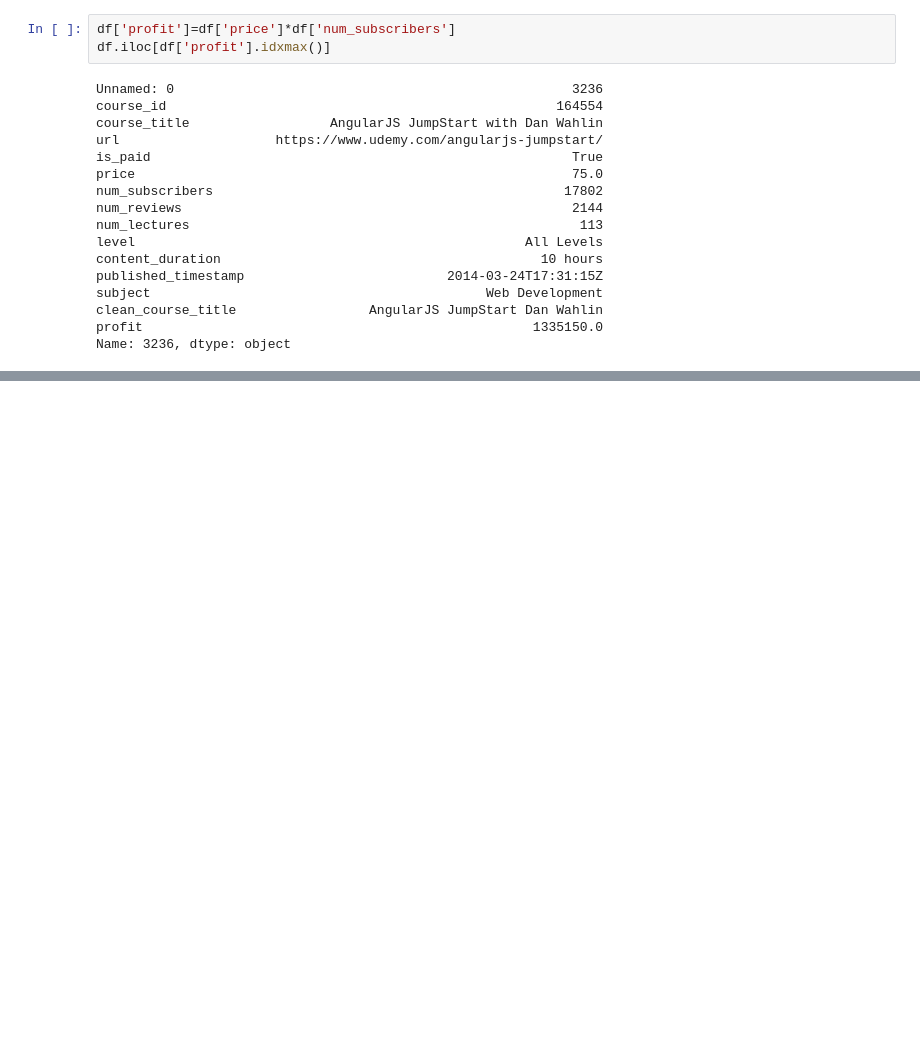
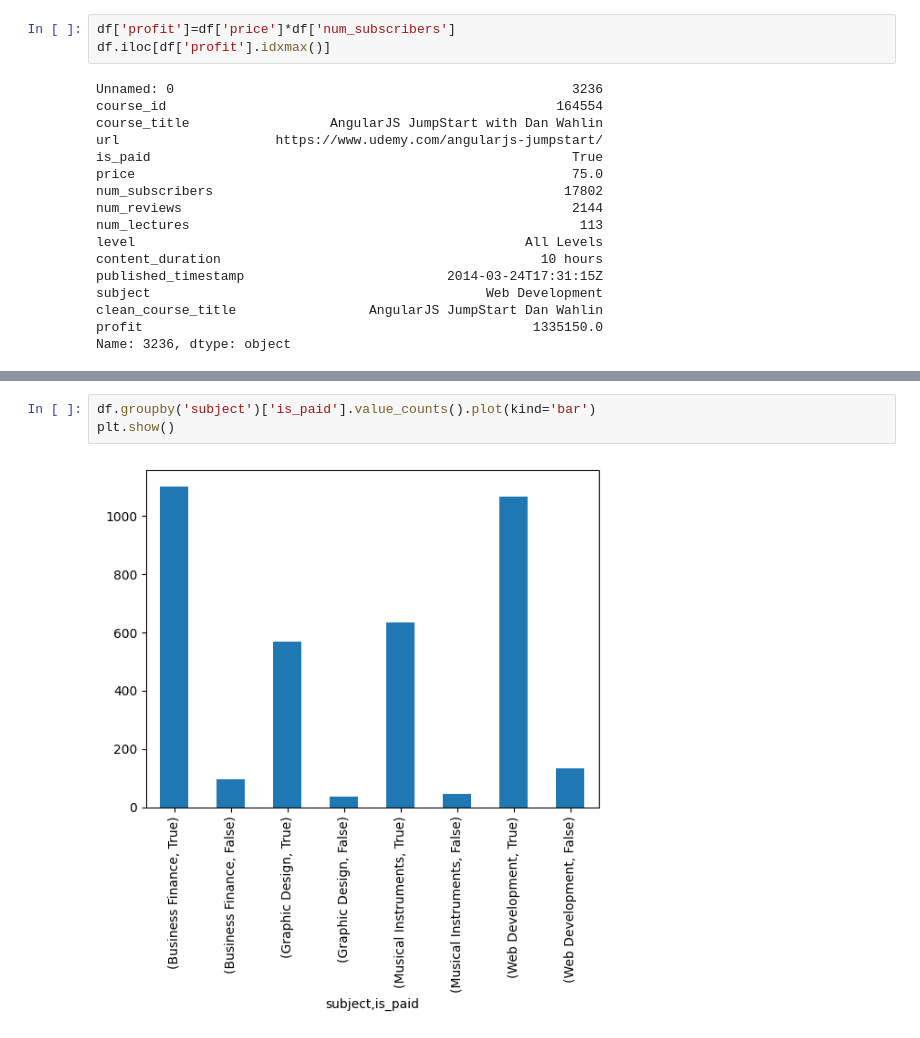
Before and after one commit to ahmedllshafiey/Udemy-Analysis, a Jupyter notebook: Udemy.ipynb, the cells around one changed output, grey strips where cells are left out. Saved outputs shown, nothing was run; the diff lists cells and outputs as text; blank space fills up the shorter version.

```diff
--- a/Udemy.ipynb
+++ b/Udemy.ipynb
@@ -302,0 +330,5 @@ Name: 3236, dtype: object
+# %%
+df.groupby('subject')['is_paid'].value_counts().plot(kind='bar')
+plt.show()
+# %% [output]
+[figure, added]
```
Also changed, not shown: parts of 8 cells of this notebook.
